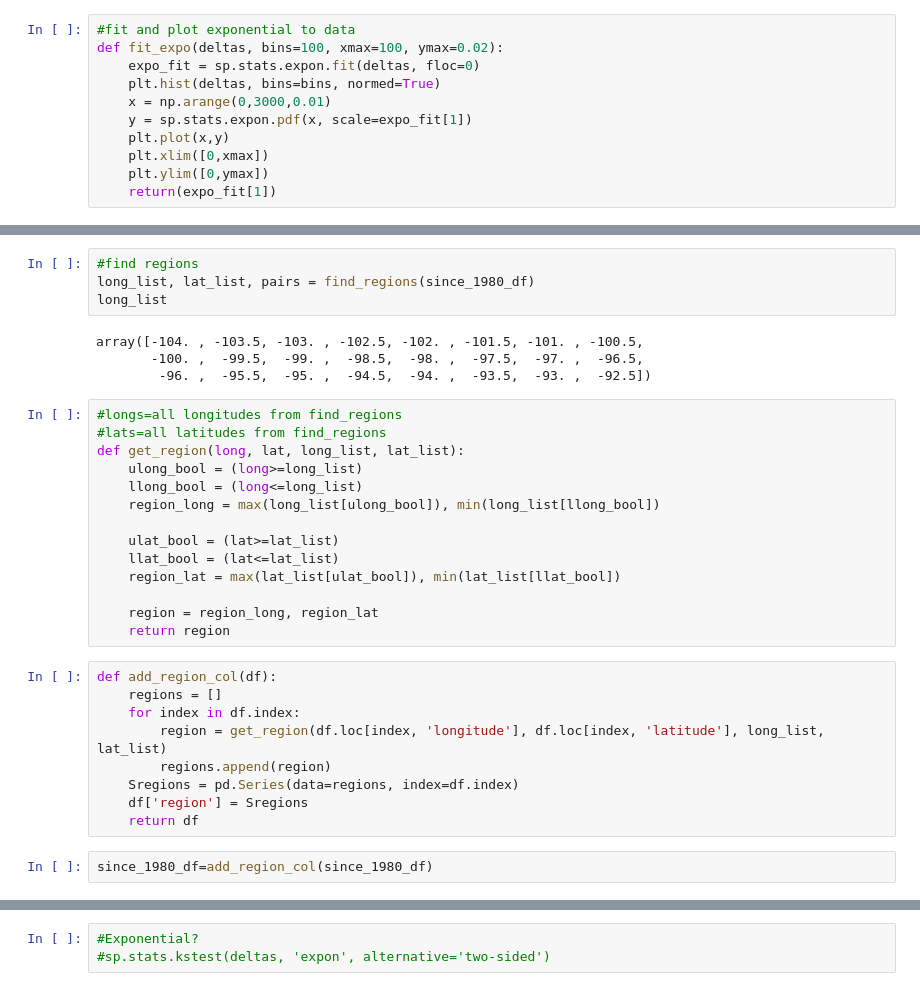
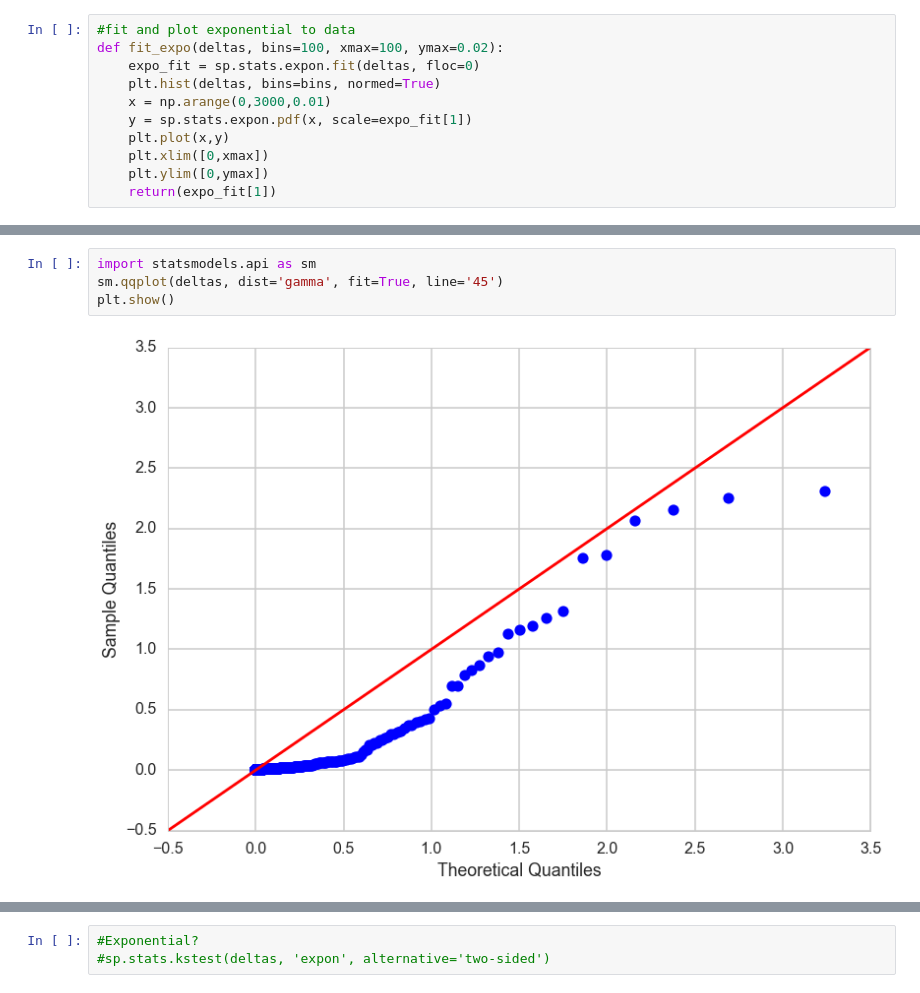
Before and after one commit to tperol/earthquake-clusters, a Jupyter notebook: explore_data_eric.ipynb, the cells around one changed output, grey strips where cells are left out. Drawn from its saved outputs; the diff is of its cells as text.

Commit message:
poisson process qqplots

```diff
--- a/explore_data_eric.ipynb
+++ b/explore_data_eric.ipynb
@@ -319,33 +270,6 @@ def find_regions(df):
-# %%
-#find regions
-long_list, lat_list, pairs = find_regions(since_1980_df)
-long_list
-# %% [output]
-array([-104. , -103.5, -103. , -102.5, -102. , -101.5, -101. , -100.5,
-       -100. ,  -99.5,  -99. ,  -98.5,  -98. ,  -97.5,  -97. ,  -96.5,
-        -96. ,  -95.5,  -95. ,  -94.5,  -94. ,  -93.5,  -93. ,  -92.5])
-# %%
-#longs=all longitudes from find_regions
-#lats=all latitudes from find_regions
-def get_region(long, lat, long_list, lat_list):
-    ulong_bool = (long>=long_list)
-    llong_bool = (long<=long_list)
-    region_long = max(long_list[ulong_bool]), min(long_list[llong_bool])
-
-    ulat_bool = (lat>=lat_list)
-    llat_bool = (lat<=lat_list)
-    region_lat = max(lat_list[ulat_bool]), min(lat_list[llat_bool])
-
-    region = region_long, region_lat
-    return region
-# %%
-def add_region_col(df):
-    regions = []
-    for index in df.index:
-        region = get_region(df.loc[index, 'longitude'], df.loc[index, 'latitude'], long_list, lat_list)
-        regions.append(region)
-    Sregions = pd.Series(data=regions, index=df.index)
-    df['region'] = Sregions
-    return df
-# %%
-since_1980_df=add_region_col(since_1980_df)
+# %%
+import statsmodels.api as sm
+sm.qqplot(deltas, dist='gamma', fit=True, line='45')
+plt.show()
+# %% [output]
+[figure, added]
```
Also changed, not shown: parts of 27 cells of this notebook.
